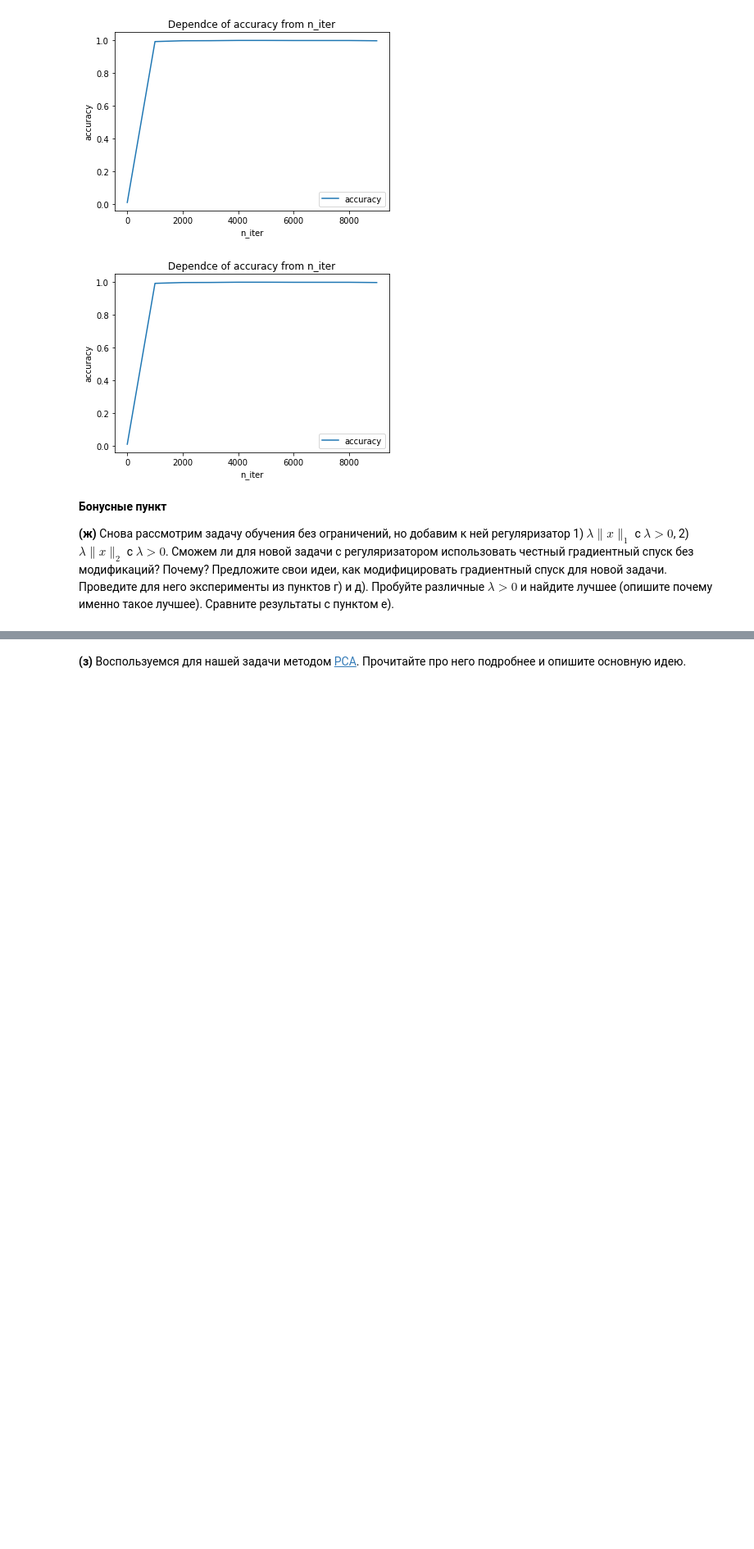
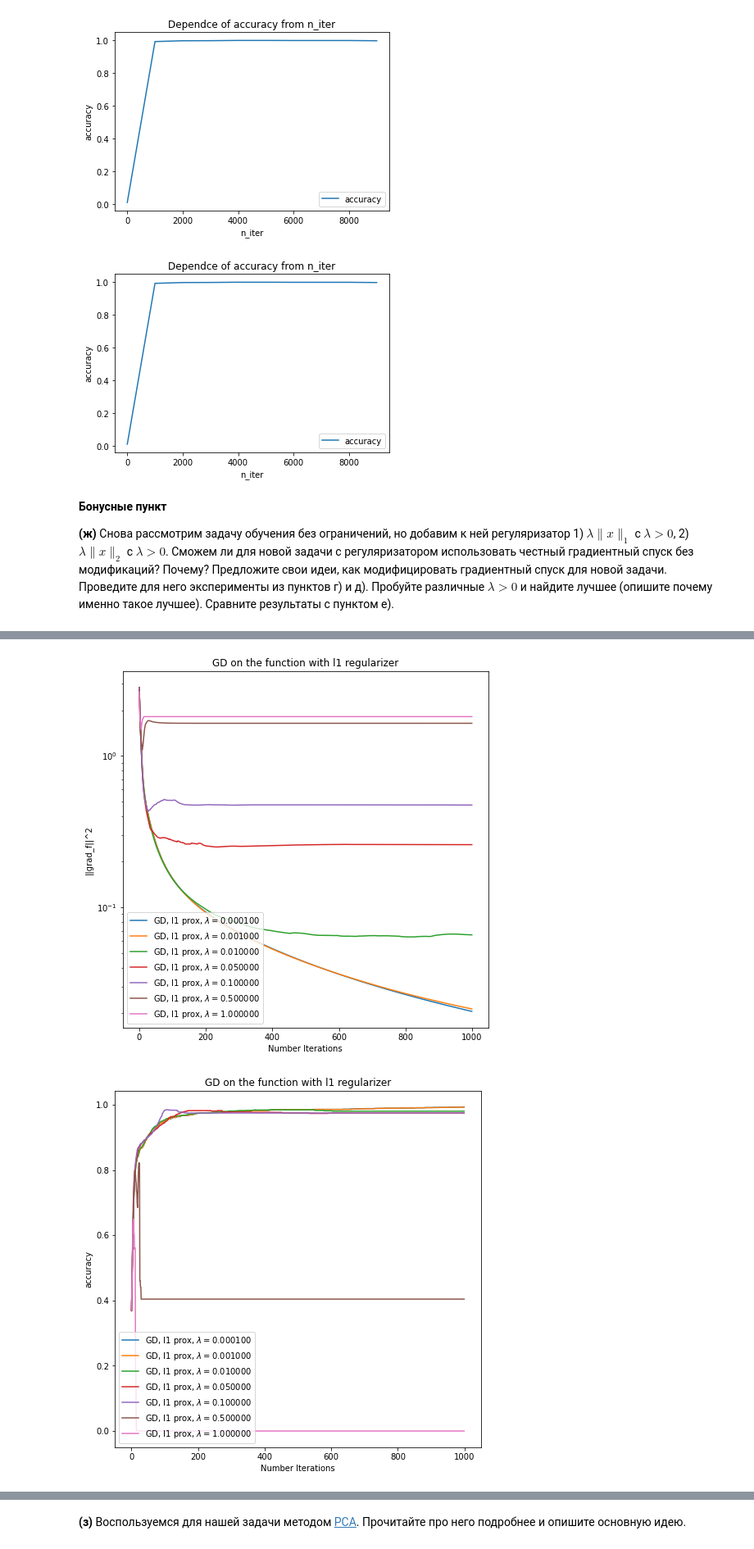
Before and after one commit to k2a07/MIPT-homeworks, a Jupyter notebook: Acharya_Kirill_Optimization_HW_2.ipynb, the cells around one changed output, grey strips where cells are left out. Shown at 82% size. Cells and saved outputs as stored; diff of their text form; code cells hidden in the pictures; blank space fills up the shorter version.

```diff
--- a/Acharya_Kirill_Optimization_HW_2.ipynb
+++ b/Acharya_Kirill_Optimization_HW_2.ipynb
@@ -372,0 +426,45 @@ __(ж)__ Снова рассмотрим задачу обучения без о
+# %%
+def f1(x, args):
+    return 1./2 * x.T @ args['A'] @ x - args['b'] @ x + args['lambda'] * np.linalg.norm(x, ord = 1)
+
+def f2(x, args):
+    return 1./2 * x.T @ args['A'] @ x - args['b'] @ x + (args['lambda'] / 2) * np.linalg.norm(x, ord = 2)**2
+
+def grad_f(x, args):
+    return args['A'] @ x - args['b']
+
+def grad_f_j(x, j, args):
+    return args['A'][j] @ x - args['b'][j]
+# %%
+#l1 regularization
+n_iter = 1000
+iter_list, differences_list, acc_list, label = [], [], [], []
+
+def gamma_k(k, func, nabla_f, x_curr, x_sol, args):
+    return 1/args['L']
+
+def l1_prox(x, k, args):
+    gamma = gamma_k(None, None, None, None, None, args)
+    x_proxed = np.zeros_like(x)
+    for i in range(len(x)):
+        x_proxed[i] = np.sign(x[i]) * max(np.abs(x[i]) - gamma * args['lambda'], 0)
+    return x_proxed
+
+for args['lambda'] in [0.0001, 0.001, 0.01, 0.05, 0.1, 0.5, 1]:
+    gd = opt.GradientOptimizer(f1, grad_f, gamma_k = gamma_k,
+                                criterium = '||grad_f(x_k)||', x_0 = w_0, args = args, n_iter=n_iter,
+                                acc_k=acc, prox_activate=True, prox_func=l1_prox)
+
+    points_arr, differences_arr, times_arr, acc_arr = gd.descent()
+    iter_arr = [i for i in range(len(differences_arr))]
+
+    iter_list.append(iter_arr)
+    differences_list.append(differences_arr)
+    acc_list.append(acc_arr)
+    label.append(r"GD, l1 prox, $\lambda = %f$" % args['lambda'])
+
+opt.plot_graphs(iter_list, differences_list, "Number Iterations", label, "GD on the function with l1 regularizer", logscale = True, criteria_type = "||grad_f||^2")
+opt.plot_graphs(iter_list, acc_list, "Number Iterations", label, "GD on the function with l1 regularizer", logscale = False, criteria_type = "accuracy")
+# %% [output]
+[figure, added]
+[figure, added]
```
Also changed, not shown: parts of 27 cells of this notebook.
